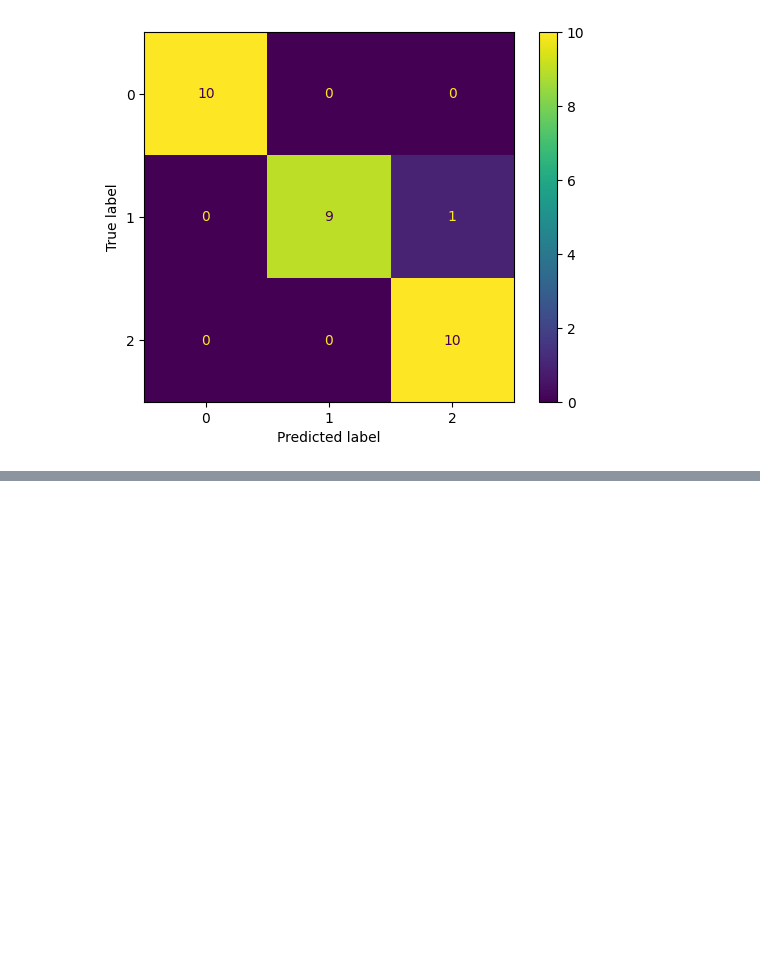
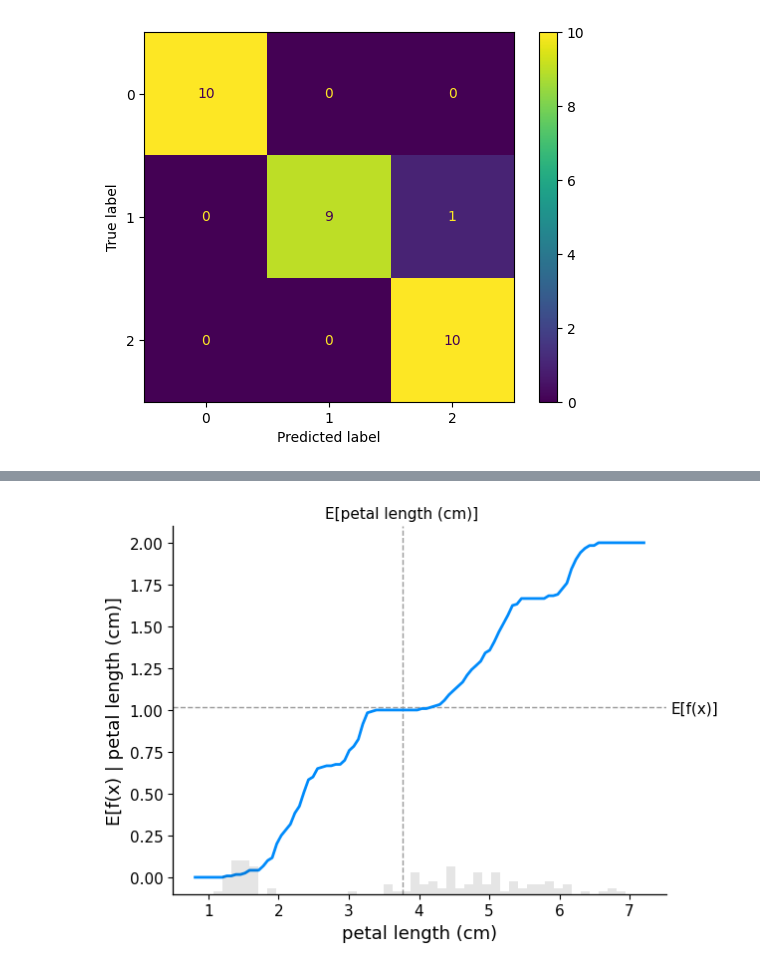
Before and after one commit to JorgeLlorente/Iris, a Jupyter notebook: main.ipynb, the cells around one changed output, grey strips where cells are left out. Saved outputs shown, nothing was run; the diff lists cells and outputs as text; code cells hidden in the pictures; blank space fills up the shorter version.

```diff
--- a/main.ipynb
+++ b/main.ipynb
@@ -252,0 +252,14 @@ shap.partial_dependence_plot(
+# %%
+# En este PDP vemos cómo efectivamente un cambio en la característica petal length (cm) supone
+# una mayor variabilidad de la predicción (de 0 a 2). Un alto valor de petal lenth (cm) predecirá (en promedio)
+# la clase 2 para el conjunto de datos X_train.
+
+shap.partial_dependence_plot(
+    "petal length (cm)",
+    clf_best.predict,
+    X_train,
+    ice=False,
+    model_expected_value=True,
+    feature_expected_value=True)
+# %% [output]
+[figure, added]
```
Also changed, not shown: parts of 9 cells of this notebook.
